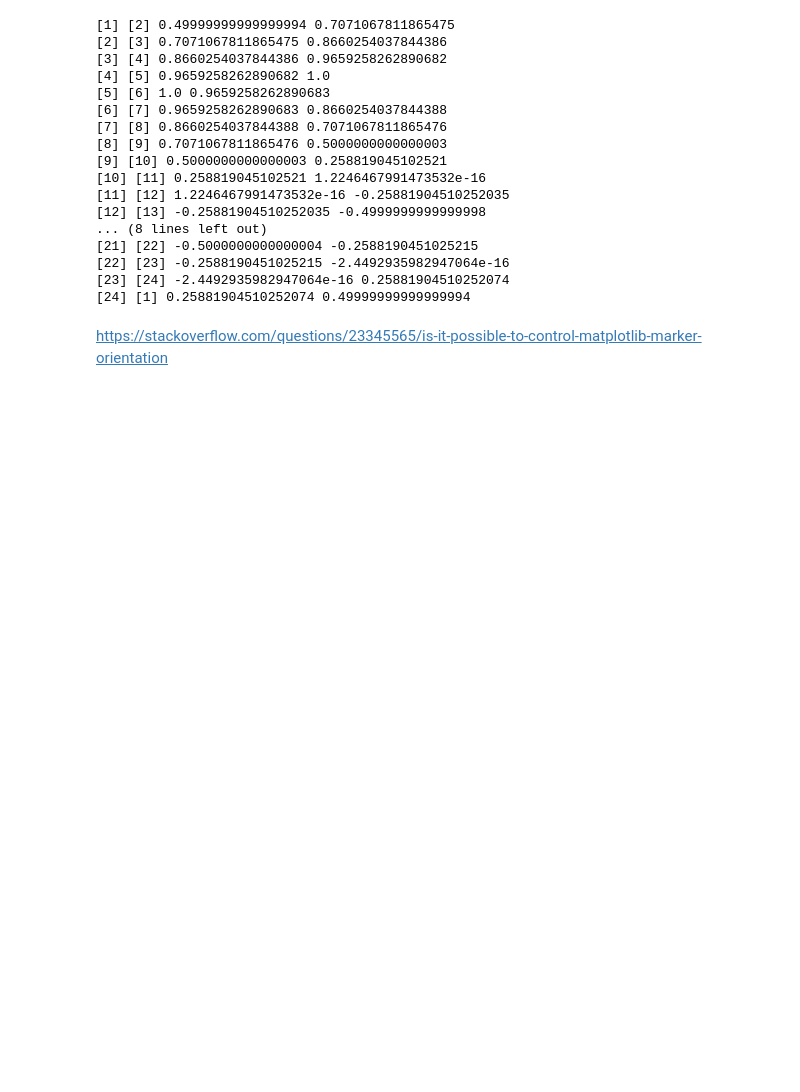
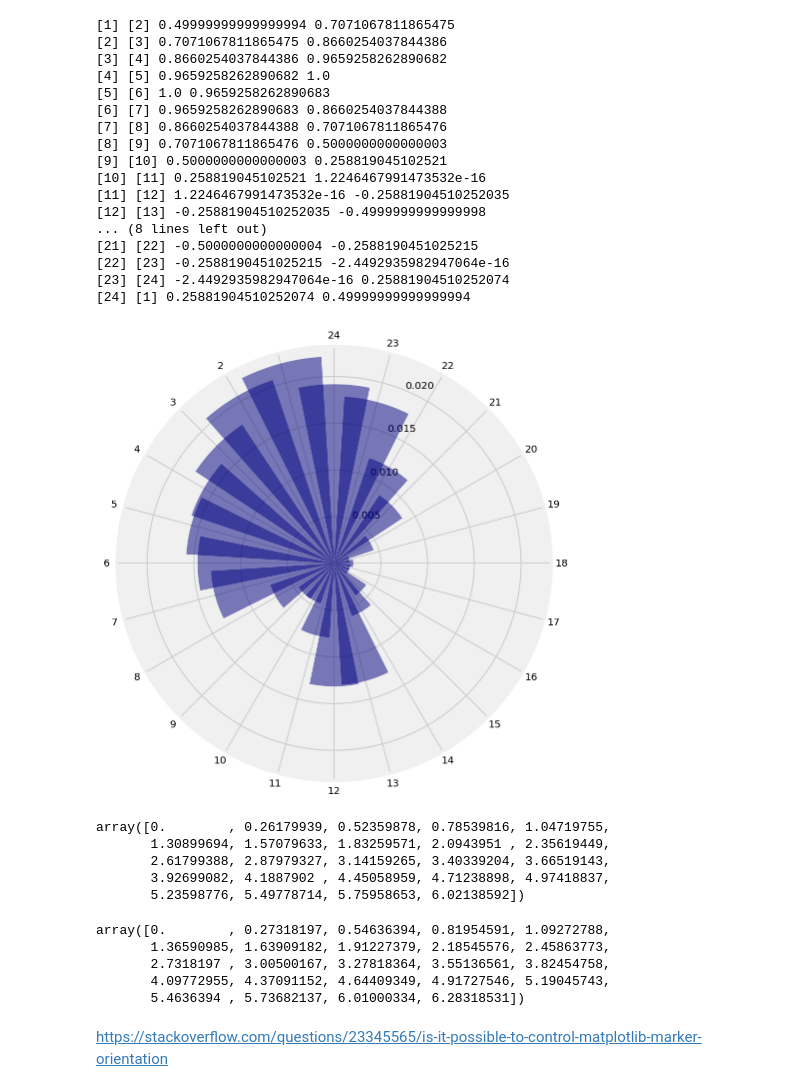
Before and after one commit to MaartenKool/CookBooks, a Jupyter notebook: cyclical.ipynb, the cells around one changed output. Cells and saved outputs as stored; diff of their text form; code cells hidden in the pictures; blank space fills up the shorter version.

```diff
--- a/cyclical.ipynb
+++ b/cyclical.ipynb
@@ -359,6 +359,57 @@ for i in hrcycle[:24]:
 [22] [23] -0.2588190451025215 -2.4492935982947064e-16
 [23] [24] -2.4492935982947064e-16 0.25881904510252074
 [24] [1] 0.25881904510252074 0.49999999999999994
+# %%
+###### import matplotlib.pyplot as plt
+import numpy as np
+
+fig = plt.figure(figsize=(8,8))
+ax = fig.add_subplot(111,polar=True)
+
+sample = radiusratio#np.random.uniform(low=0.5, high=13.3, size=(15,))
+N = len(sample)
+
+# theta = np.arange(0, 2*np.pi, 2*np.pi/N)
+# theta = np.linspace(0, 2*np.pi, 24)
+# theta = np.linspace(0, 360 , 24)
+theta = np.linspace(0.0, 2 * np.pi, N, endpoint=False)
+
+# bars = ax.bar(theta, sample, width=0.4)
+bars = ax.bar(theta, sample, width=0.4, bottom=0.0)
+for r,bar in zip(sample, bars):
+    bar.set_facecolor(cm.jet(r/10.))
+    bar.set_alpha(0.5)
+
+ax.set_theta_zero_location('N')
+ax.set_theta_direction(-1)
+ax.set_xticks(theta)
+ax.set_xticklabels(range(len(theta), 1, -1))
+ax.yaxis.grid(True)
+
+# bars = ax.bar(theta, radii, width=width, bottom=0.0)
+# for r,bar in zip(radii, bars):
+#     bar.set_facecolor( cm.jet(r/10.))
+#     bar.set_alpha(0.5)
+plt.show()
+# %% [output]
+[figure, added]
+# %%
+np.arange(0, 2*np.pi, 2*np.pi/N)
+# len(sample)
+# %% [output]
+array([0.        , 0.26179939, 0.52359878, 0.78539816, 1.04719755,
+       1.30899694, 1.57079633, 1.83259571, 2.0943951 , 2.35619449,
+       2.61799388, 2.87979327, 3.14159265, 3.40339204, 3.66519143,
+       3.92699082, 4.1887902 , 4.45058959, 4.71238898, 4.97418837,
+       5.23598776, 5.49778714, 5.75958653, 6.02138592])
+# %%
+np.linspace(0, 2*np.pi, 24)
+# %% [output]
+array([0.        , 0.27318197, 0.54636394, 0.81954591, 1.09272788,
+       1.36590985, 1.63909182, 1.91227379, 2.18545576, 2.45863773,
+       2.7318197 , 3.00500167, 3.27818364, 3.55136561, 3.82454758,
+       4.09772955, 4.37091152, 4.64409349, 4.91727546, 5.19045743,
+       5.4636394 , 5.73682137, 6.01000334, 6.28318531])
 # %% [markdown]
 https://stackoverflow.com/questions/23345565/is-it-possible-to-control-matplotlib-marker-orientation
 # %%
```
Also changed, not shown: parts of 1 cell of this notebook.
